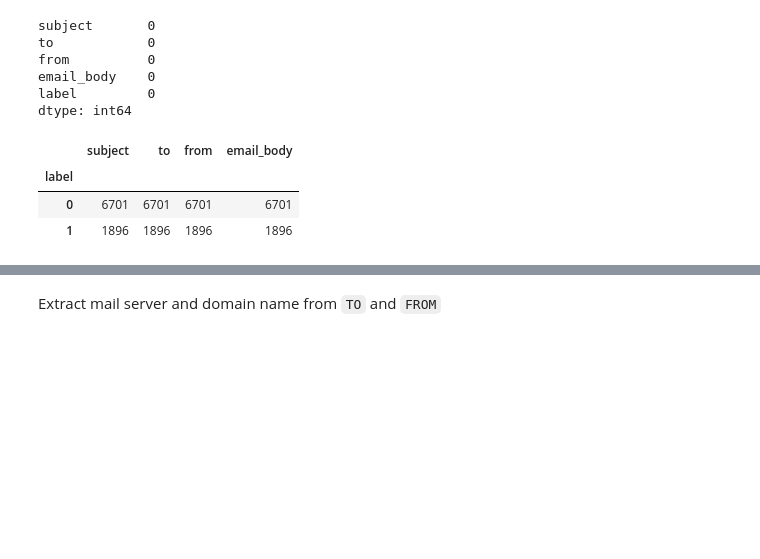
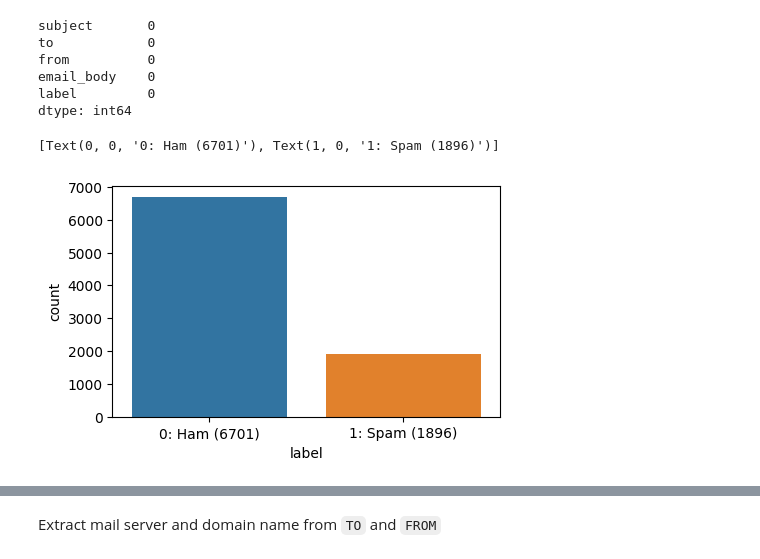
Before and after one commit to abccastro/Email-Spam-or-Ham-Detector-using-Naive-Bayes, a Jupyter notebook: Email Spam or Ham Detector using Naive Bayes.ipynb, the cells around one changed output, grey strips where cells are left out. Cells and saved outputs as stored; diff of their text form; code cells hidden in the pictures; blank space fills up the shorter version.

```diff
--- a/Email Spam or Ham Detector using Naive Bayes.ipynb
+++ b/Email Spam or Ham Detector using Naive Bayes.ipynb
@@ -7,6 +7,9 @@ import email
 import re
 import nltk
 import contractions
+import matplotlib.pyplot as plt
+import seaborn as sns
+
 from email import policy
 from email.header import decode_header
 from nltk.corpus import stopwords
@@ -15,9 +18,13 @@ from nltk.tokenize import word_tokenize
 from nltk.stem import WordNetLemmatizer
 from nltk.metrics import edit_distance, jaccard_distance
 from collections import Counter
+from pylab import rcParams
 
 nltk.download('wordnet')
 pd.set_option('max_colwidth', 100)
+
+%matplotlib inline
+rcParams['figure.figsize'] = 5,3
 # %% [output]
 [nltk_data] Downloading package wordnet to
 [nltk_data]     C:\Users\aurad\AppData\Roaming\nltk_data...
@@ -94,14 +103,12 @@ from          0
 email_body    0
 label         0
 dtype: int64
-# %%
-# Check the total records for each column grouped by label
-data_raw_df.groupby('label').agg('count')
-# %% [output]
-|  | subject | to | from | email_body |
-| label |  |  |  |  |
-| 0 | 6701 | 6701 | 6701 | 6701 |
-| 1 | 1896 | 1896 | 1896 | 1896 |
+# %%
+countplt = sns.countplot(x='label', data=data_raw_df)
+countplt.set_xticklabels(['0: Ham (' + str(data_raw_df['label'].value_counts()[0]) + ")", '1: Spam (' + str(data_raw_df['label'].value_counts()[1]) + ')'])
+# %% [output]
+[Text(0, 0, '0: Ham (6701)'), Text(1, 0, '1: Spam (1896)')]
+[figure, added]
 # %%
 # This variable will contain the cleaned data
 data_cleaned_df = data_raw_df.copy()
```
Also changed, not shown: parts of 10 cells of this notebook.
